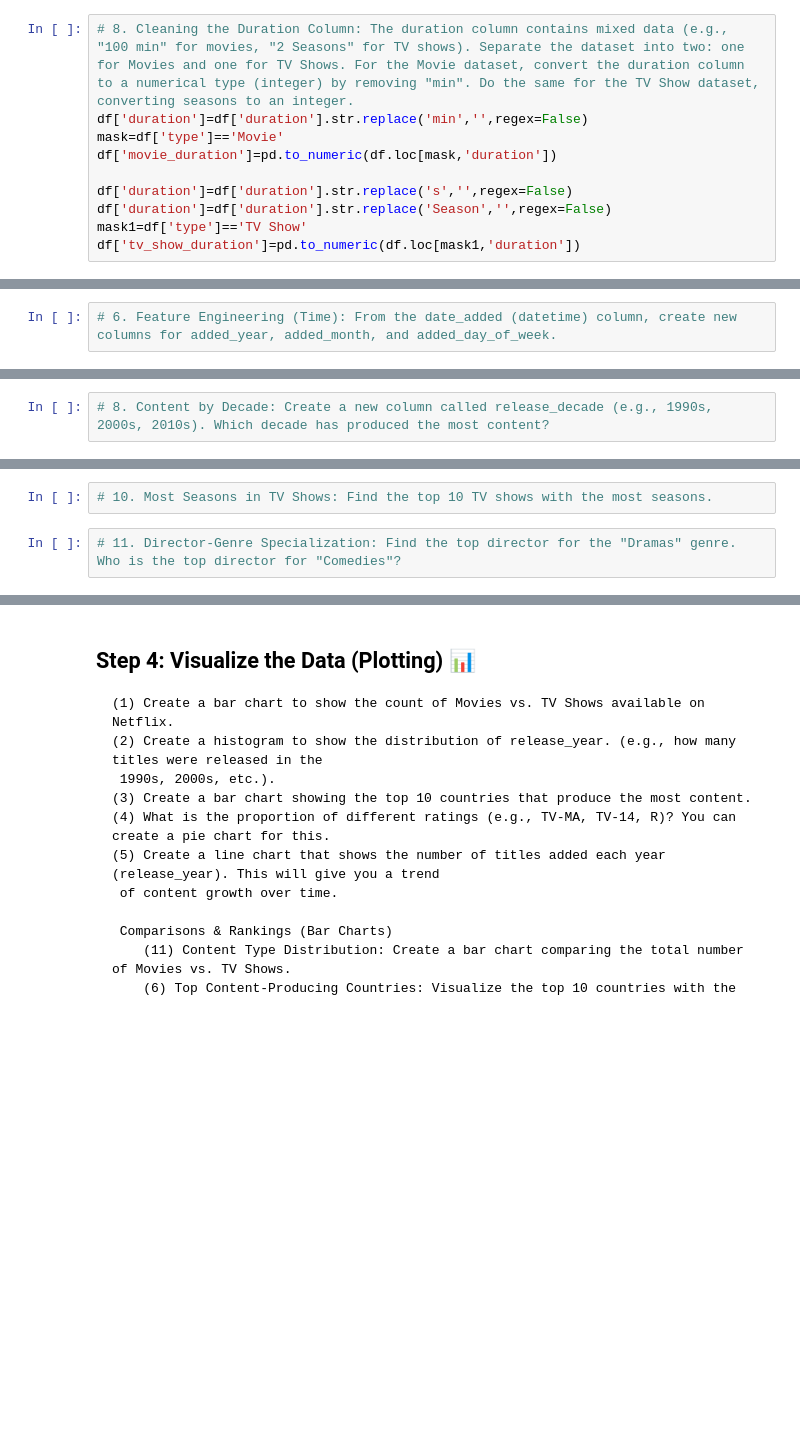
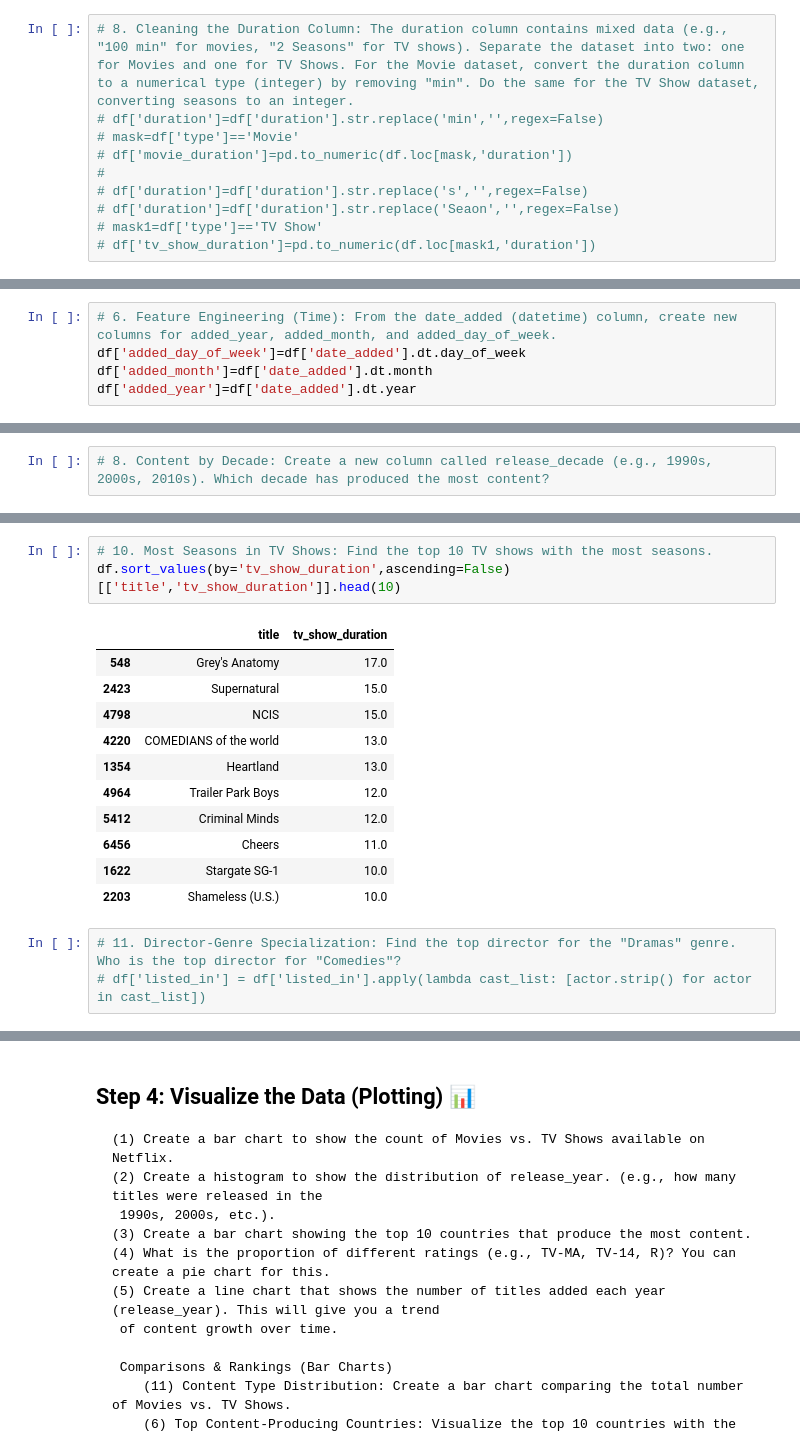
Before and after one commit to Ansh-Patoliya/python_learning, a Jupyter notebook: Project/netflix_data_analysis/netflix_data_analysis.ipynb, the cells around one changed output, grey strips where cells are left out. Cells and saved outputs as stored; diff of their text form; blank space fills up the shorter version.

```diff
--- a/Project/netflix_data_analysis/netflix_data_analysis.ipynb
+++ b/Project/netflix_data_analysis/netflix_data_analysis.ipynb
@@ -266,11 +267,11 @@ For example, when doing 'df[col].method(value, inplace=True)', try using 'df.met
 # Already done in exploration step 9
 # %%
 # 8. Cleaning the Duration Column: The duration column contains mixed data (e.g., "100 min" for movies, "2 Seasons" for TV shows). Separate the dataset into two: one for Movies and one for TV Shows. For the Movie dataset, convert the duration column to a numerical type (integer) by removing "min". Do the same for the TV Show dataset, converting seasons to an integer.
-df['duration']=df['duration'].str.replace('min','',regex=False)
-mask=df['type']=='Movie'
-df['movie_duration']=pd.to_numeric(df.loc[mask,'duration'])
-
-df['duration']=df['duration'].str.replace('s','',regex=False)
-df['duration']=df['duration'].str.replace('Season','',regex=False)
-mask1=df['type']=='TV Show'
-df['tv_show_duration']=pd.to_numeric(df.loc[mask1,'duration'])
+# df['duration']=df['duration'].str.replace('min','',regex=False)
+# mask=df['type']=='Movie'
+# df['movie_duration']=pd.to_numeric(df.loc[mask,'duration'])
+#
+# df['duration']=df['duration'].str.replace('s','',regex=False)
+# df['duration']=df['duration'].str.replace('Seaon','',regex=False)
+# mask1=df['type']=='TV Show'
+# df['tv_show_duration']=pd.to_numeric(df.loc[mask1,'duration'])
@@ -333,5 +399,8 @@ df['listed_in']=df['listed_in'].str.split(',')
 # %%
 # 6. Feature Engineering (Time): From the date_added (datetime) column, create new columns for added_year, added_month, and added_day_of_week.
+df['added_day_of_week']=df['date_added'].dt.day_of_week
+df['added_month']=df['date_added'].dt.month
+df['added_year']=df['date_added'].dt.year
 # %%
 # 7. Old vs. New Content: What is the average time lag between the release_year and the date_added? This tells you how old content generally is when it arrives on Netflix.
 # %%
@@ -341,6 +428,20 @@ df['listed_in']=df['listed_in'].str.split(',')
 # %%
 # 10. Most Seasons in TV Shows: Find the top 10 TV shows with the most seasons.
+df.sort_values(by='tv_show_duration',ascending=False)[['title','tv_show_duration']].head(10)
+# %% [output]
+|  | title | tv_show_duration |
+| 548 | Grey's Anatomy | 17.0 |
+| 2423 | Supernatural | 15.0 |
+| 4798 | NCIS | 15.0 |
+| 4220 | COMEDIANS of the world | 13.0 |
+| 1354 | Heartland | 13.0 |
+| 4964 | Trailer Park Boys | 12.0 |
+| 5412 | Criminal Minds | 12.0 |
+| 6456 | Cheers | 11.0 |
+| 1622 | Stargate SG-1 | 10.0 |
+| 2203 | Shameless (U.S.) | 10.0 |
 # %%
 # 11. Director-Genre Specialization: Find the top director for the "Dramas" genre. Who is the top director for "Comedies"?
+# df['listed_in'] = df['listed_in'].apply(lambda cast_list: [actor.strip() for actor in cast_list])
 # %%
 # 12. Actor-Director Collaboration: Which actor and director pair has collaborated the most?
```
Also changed, not shown: parts of 13 cells of this notebook, 1 other file.
